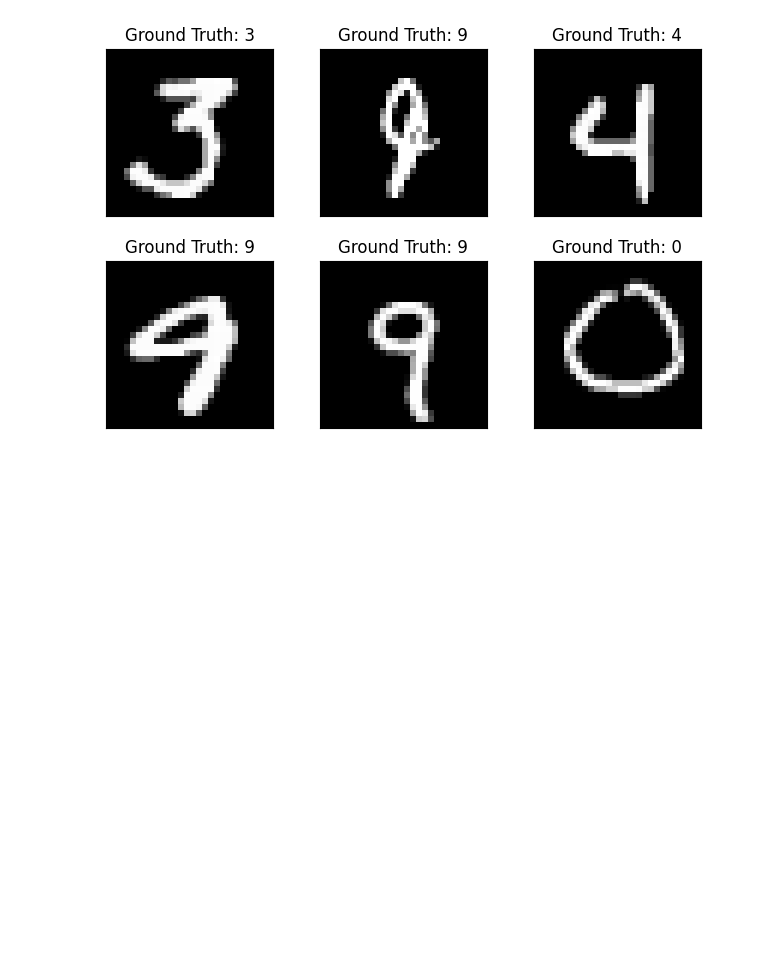
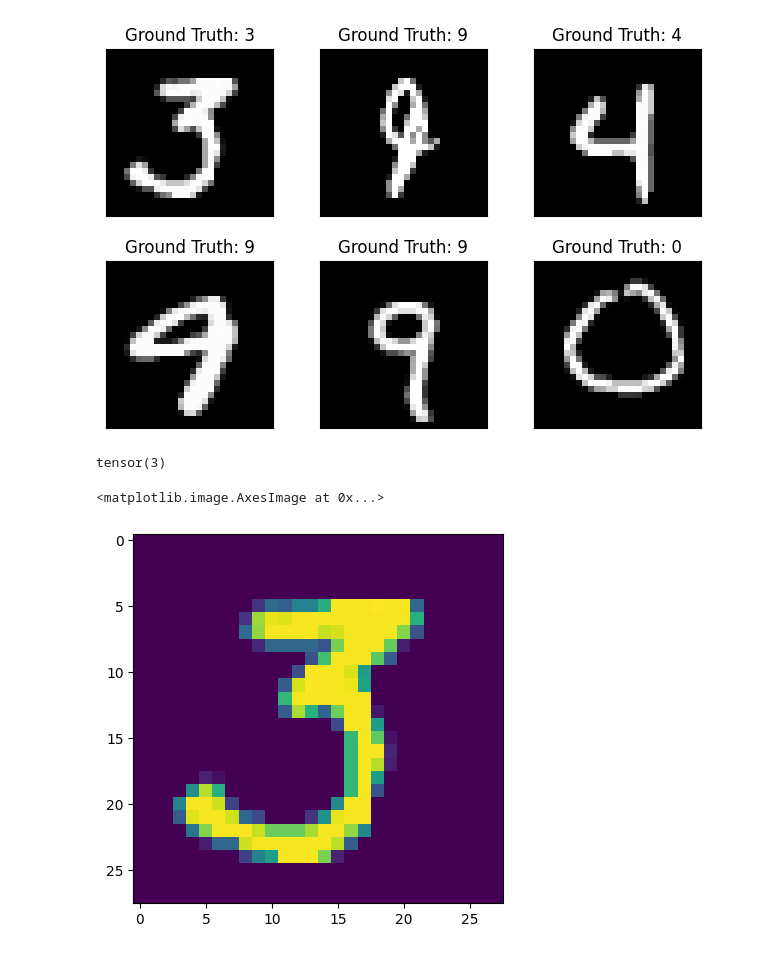
Before and after one commit to TurnerEntenmann/CS760_HW4, a Jupyter notebook: main.ipynb, the cells around one changed output. Cells and saved outputs as stored; diff of their text form; code cells hidden in the pictures; blank space fills up the shorter version.

```diff
--- a/main.ipynb
+++ b/main.ipynb
@@ -335,3 +382,11 @@ fig
 # %% [output]
 [figure]
 [figure]
+# %%
+idx = 0
+print(example_targets[idx])
+plt.imshow(example_data[idx][0])
+# %% [output]
+tensor(3)
+<matplotlib.image.AxesImage at 0x...>
+[figure, added]
```
Also changed, not shown: parts of 20 cells of this notebook, 1 other file.
